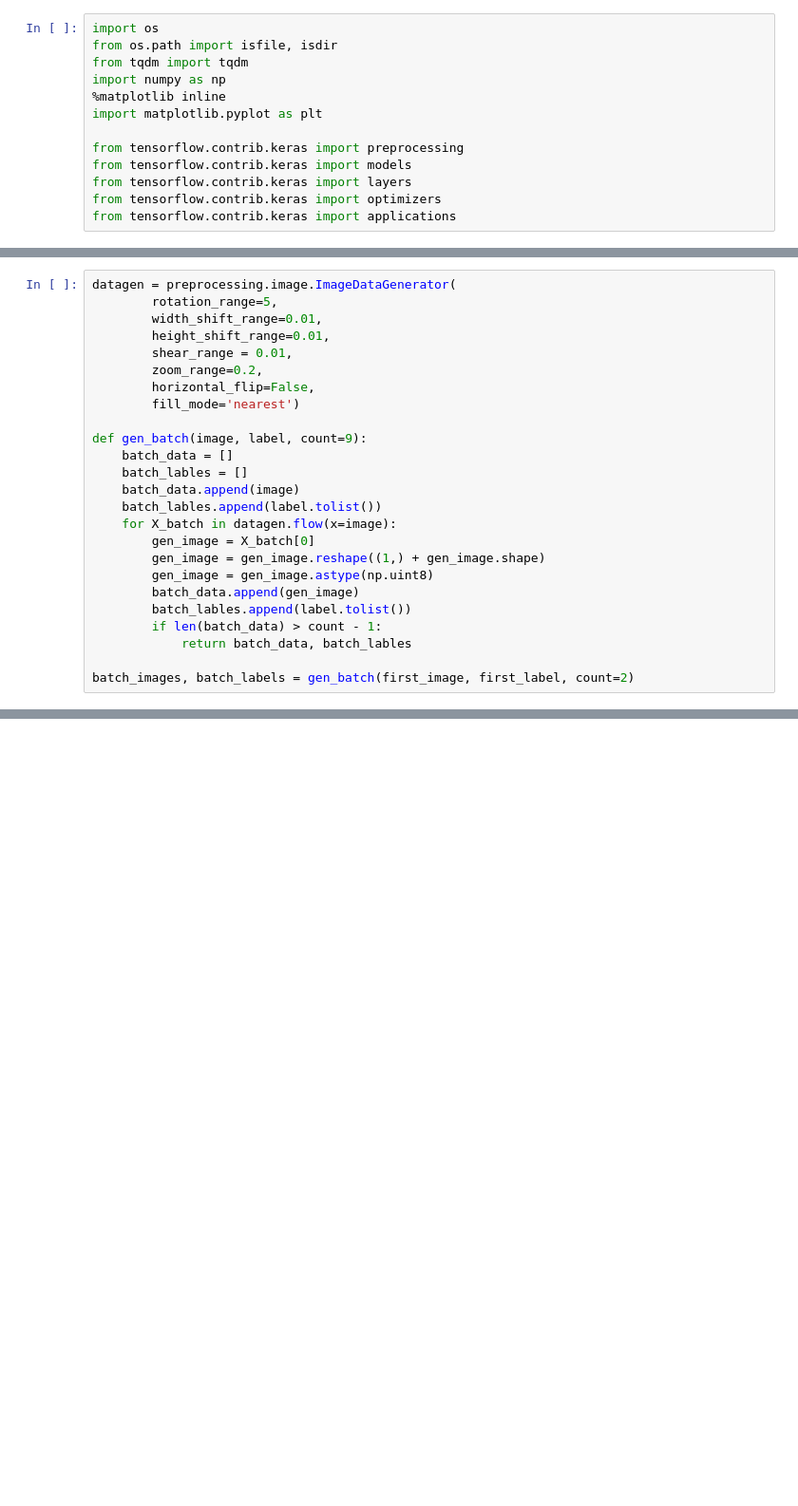
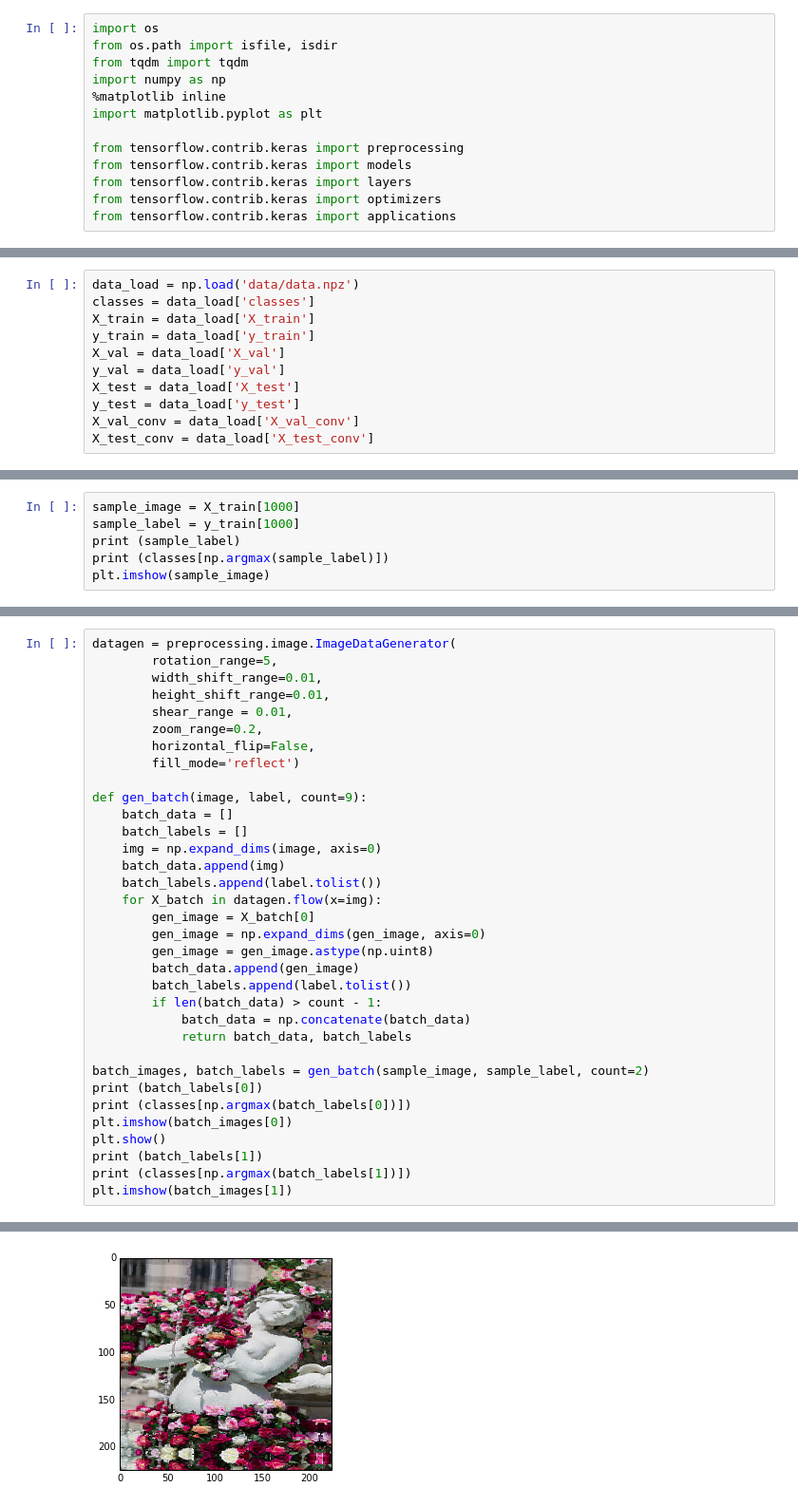
Before and after one commit to nmaiorana/incremental-dynamic-learning, a Jupyter notebook: idl-keras-vgg.ipynb, the cells around one changed output, grey strips where cells are left out. Shown at 95% size. Saved outputs shown, nothing was run; the diff lists cells and outputs as text; blank space fills up the shorter version.

```diff
--- a/idl-keras-vgg.ipynb
+++ b/idl-keras-vgg.ipynb
@@ -413,0 +409,11 @@ from tensorflow.contrib.keras import applications
+# %%
+data_load = np.load('data/data.npz')
+classes = data_load['classes']
+X_train = data_load['X_train']
+y_train = data_load['y_train']
+X_val = data_load['X_val']
+y_val = data_load['y_val']
+X_test = data_load['X_test']
+y_test = data_load['y_test']
+X_val_conv = data_load['X_val_conv']
+X_test_conv = data_load['X_test_conv']
@@ -413,0 +428,6 @@ from tensorflow.contrib.keras import applications
+# %%
+sample_image = X_train[1000]
+sample_label = y_train[1000]
+print (sample_label)
+print (classes[np.argmax(sample_label)])
+plt.imshow(sample_image)
@@ -419,20 +448,30 @@ datagen = preprocessing.image.ImageDataGenerator(
         shear_range = 0.01,
         zoom_range=0.2,
         horizontal_flip=False,
-        fill_mode='nearest')
+        fill_mode='reflect')
 
 def gen_batch(image, label, count=9):
     batch_data = []
-    batch_lables = []
-    batch_data.append(image)
-    batch_lables.append(label.tolist())
-    for X_batch in datagen.flow(x=image):
+    batch_labels = []
+    img = np.expand_dims(image, axis=0)
+    batch_data.append(img)
+    batch_labels.append(label.tolist())
+    for X_batch in datagen.flow(x=img):
         gen_image = X_batch[0]
-        gen_image = gen_image.reshape((1,) + gen_image.shape)
+        gen_image = np.expand_dims(gen_image, axis=0)
         gen_image = gen_image.astype(np.uint8)
         batch_data.append(gen_image)
-        batch_lables.append(label.tolist())
+        batch_labels.append(label.tolist())
         if len(batch_data) > count - 1:
-            return batch_data, batch_lables
+            batch_data = np.concatenate(batch_data)
+            return batch_data, batch_labels
 
-batch_images, batch_labels = gen_batch(first_image, first_label, count=2)
+batch_images, batch_labels = gen_batch(sample_image, sample_label, count=2)
+print (batch_labels[0])
+print (classes[np.argmax(batch_labels[0])])
+plt.imshow(batch_images[0])
+plt.show()
+print (batch_labels[1])
+print (classes[np.argmax(batch_labels[1])])
+plt.imshow(batch_images[1])
+# %% [output]
@@ -439 +484,2 @@ batch_images, batch_labels = gen_batch(first_image, first_label, count=2)
+[figure, added]
 # %%
```
Also changed, not shown: parts of 23 cells of this notebook.
